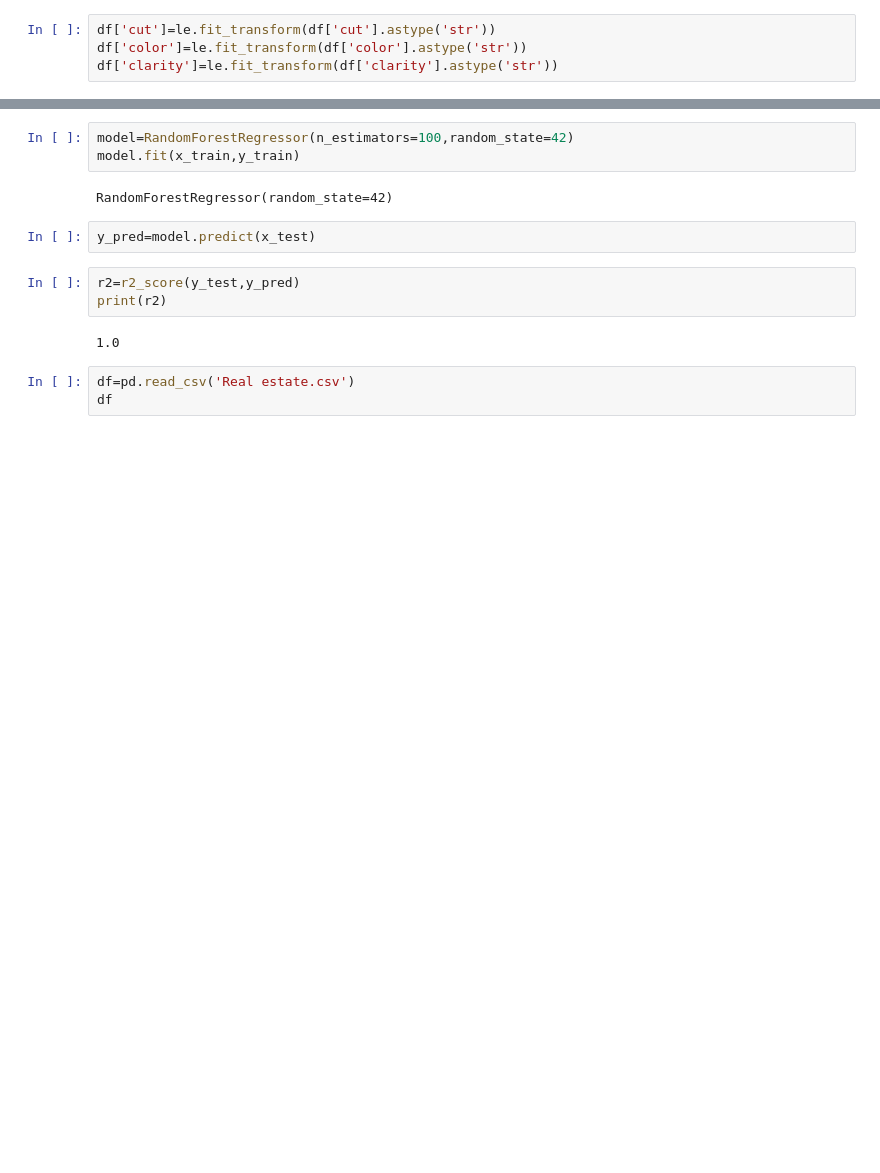
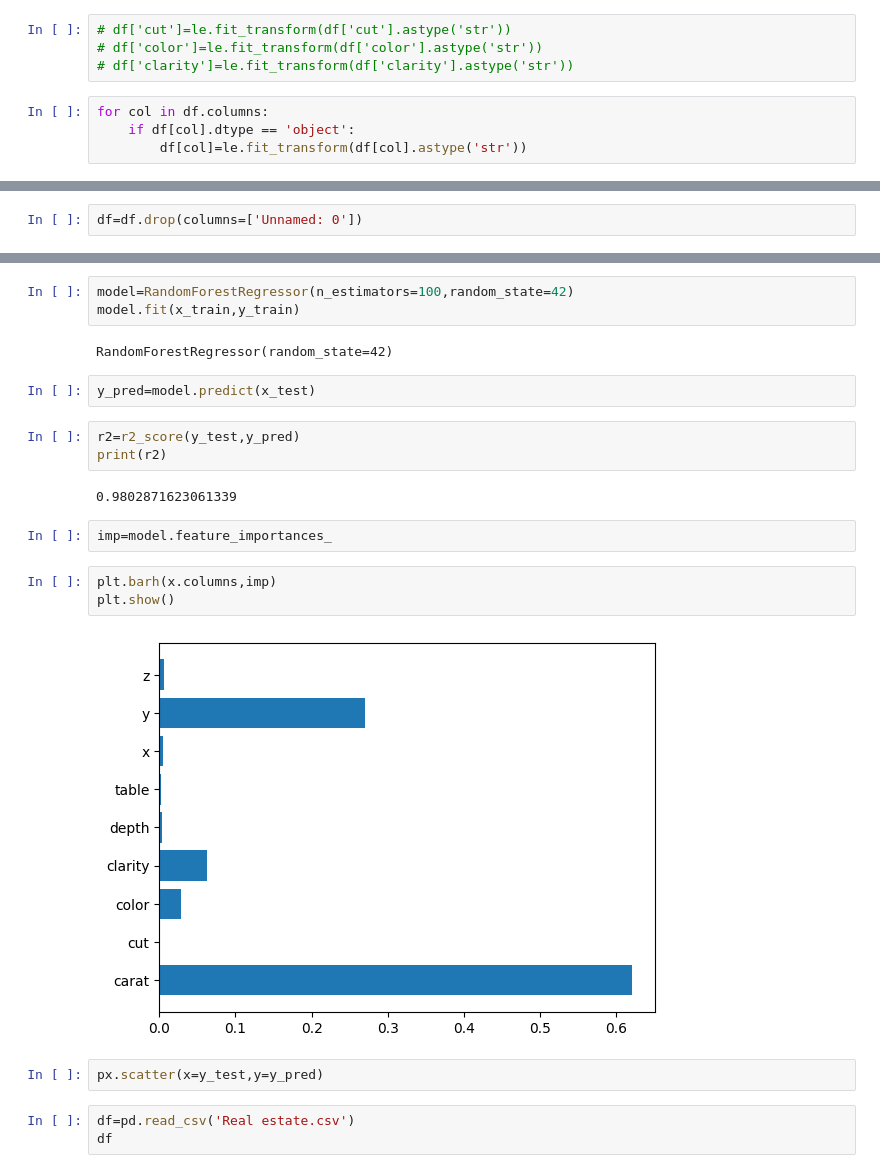
Before and after one commit to jee-man-x/Machine_learning, a Jupyter notebook: RandomForestRefressor_on_RealEstate_&_DimondPrice_Dataset.ipynb, the cells around one changed output, grey strips where cells are left out. Drawn from its saved outputs; the diff is of its cells as text; blank space fills up the shorter version.

```diff
--- a/RandomForestRefressor_on_RealEstate_&_DimondPrice_Dataset.ipynb
+++ b/RandomForestRefressor_on_RealEstate_&_DimondPrice_Dataset.ipynb
@@ -89,9 +92,13 @@ memory usage: 2.3+ MB
 from sklearn.preprocessing import LabelEncoder
 le=LabelEncoder()
 # %%
-df['cut']=le.fit_transform(df['cut'].astype('str'))
-df['color']=le.fit_transform(df['color'].astype('str'))
-df['clarity']=le.fit_transform(df['clarity'].astype('str'))
+# df['cut']=le.fit_transform(df['cut'].astype('str'))
+# df['color']=le.fit_transform(df['color'].astype('str'))
+# df['clarity']=le.fit_transform(df['clarity'].astype('str'))
+# %%
+for col in df.columns:
+    if df[col].dtype == 'object':
+        df[col]=le.fit_transform(df[col].astype('str'))
 # %%
 df.isna().sum()
 # %% [output]
@@ -111,3 +133,5 @@ dtype: int64
+# %%
+df=df.drop(columns=['Unnamed: 0'])
 # %%
 x=df.drop('price',axis=1)
 y=df['price']
@@ -124,7 +148,16 @@ y_pred=model.predict(x_test)
 r2=r2_score(y_test,y_pred)
 print(r2)
 # %% [output]
-1.0
+0.9802871623061339
+# %%
+imp=model.feature_importances_
+# %%
+plt.barh(x.columns,imp)
+plt.show()
+# %% [output]
+[figure, added]
+# %%
+px.scatter(x=y_test,y=y_pred)
 # %%
 df=pd.read_csv('Real estate.csv')
 df
```
Also changed, not shown: parts of 16 cells of this notebook.
